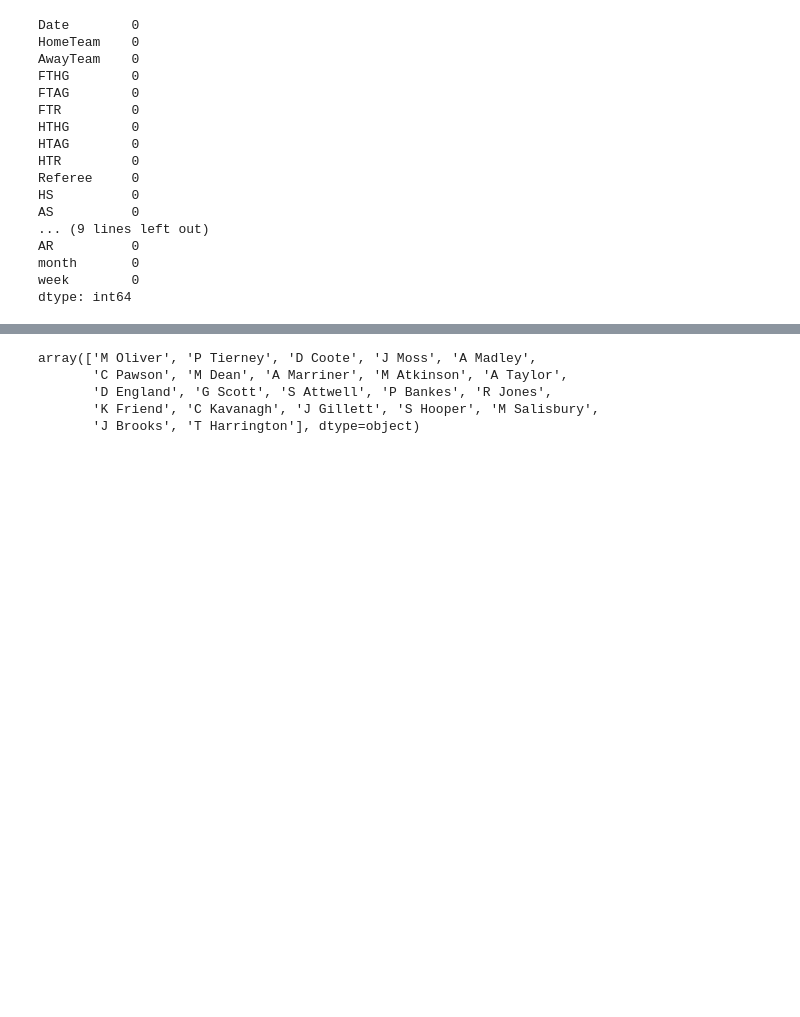
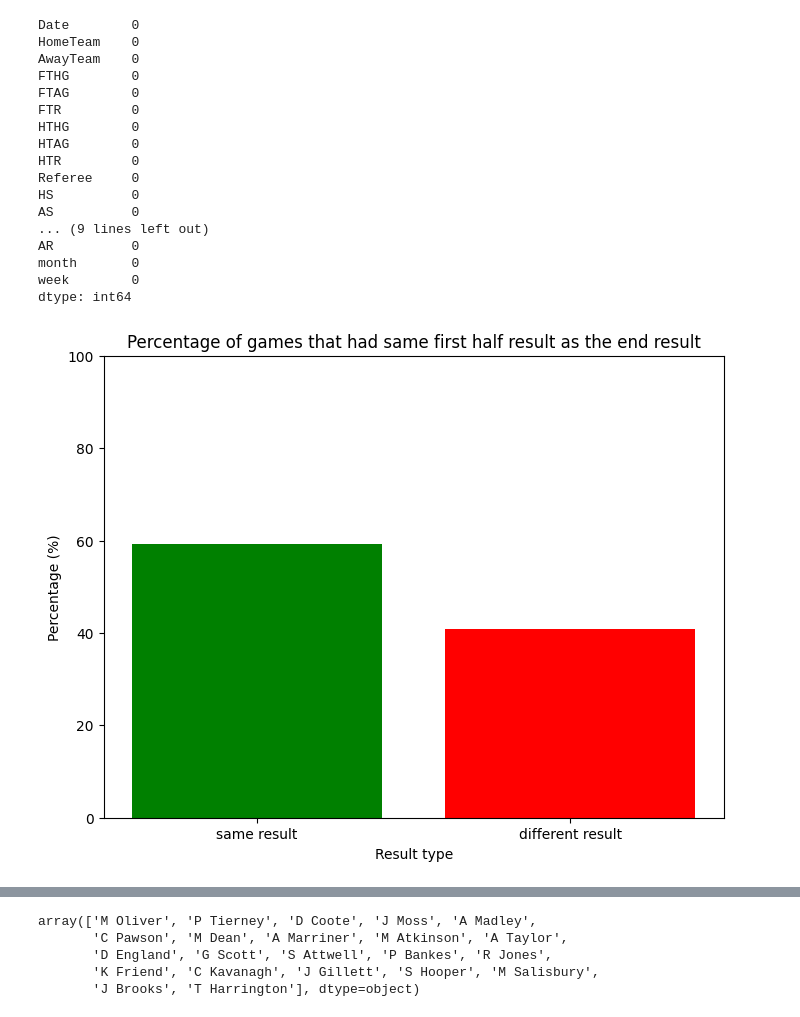
Before and after one commit to Jamesf50/UCDPA_JamesMcCaghey, a Jupyter notebook: prem_league_21_22.ipynb, the cells around one changed output, grey strips where cells are left out. Cells and saved outputs as stored; diff of their text form; code cells hidden in the pictures; blank space fills up the shorter version.

```diff
--- a/prem_league_21_22.ipynb
+++ b/prem_league_21_22.ipynb
@@ -118,3 +155,20 @@ AR          0
 month       0
 week        0
 dtype: int64
+# %%
+same_result_percentage = (df['HTR'] == df['FTR']).mean()*100
+diff_result_percentage = 100 - same_result_percentage
+
+result_df = pd.DataFrame({'Result': ['same result', 'different result'],
+                          'Percentage': [same_result_percentage, diff_result_percentage]})
+plt.figure(figsize=(8,6))
+plt.bar(result_df['Result'], result_df['Percentage'], color=['green', 'red'])
+plt.xlabel('Result type')
+plt.ylabel('Percentage (%)')
+plt.title('Percentage of games that had same first half result as the end result')
+plt.ylim(0,100)
+
+
+plt.show()
+# %% [output]
+[figure, added]
```
Also changed, not shown: parts of 68 cells of this notebook.
